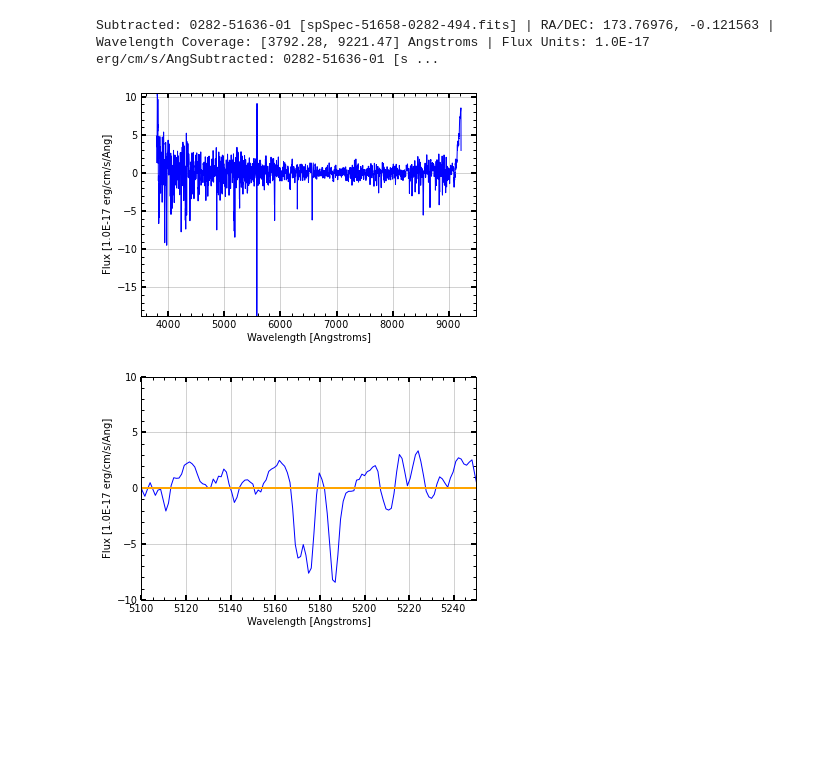
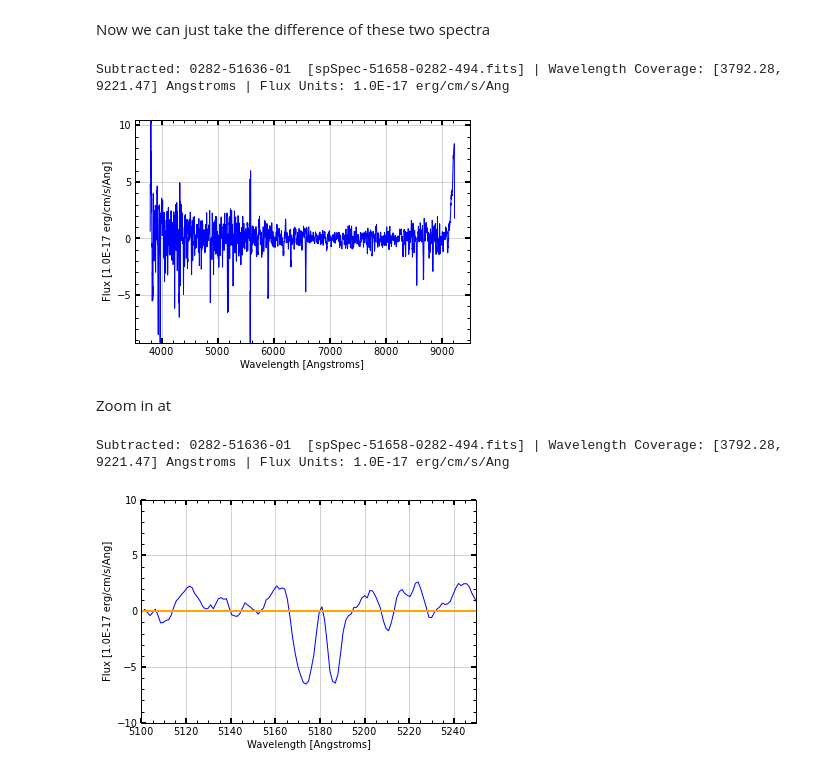
Before and after one commit to ajmendez/pyspectra, a Jupyter notebook: spectra.ipynb, the cells around one changed output. Cells and saved outputs as stored; diff of their text form; code cells hidden in the pictures; blank space fills up the shorter version.

```diff
--- a/spectra.ipynb
+++ b/spectra.ipynb
@@ -9,0 +14,2 @@ Loaded: 0282-51636-01 [spSpec-51658-0282-494.fits] | RA/DEC: 173.76976, -0.12156
+# %%
+spec_lines = spec.getSmooth(5) # With Lines
@@ -10,3 +19,3 @@ Loaded: 0282-51636-01 [spSpec-51658-0282-494.fits] | RA/DEC: 173.76976, -0.12156
 # %%
-help(spec.getSmooth)
+spec_continuum = spec.getSmooth(100) # Continuum
 # %% [output]
@@ -20,6 +24,14 @@ Smoothed: 0282-51636-01 [spSpec-51658-0282-494.fits] | RA/DEC: 173.76976, -0.121
+# %% [markdown]
+Now we can just take the difference of these two spectra
+# %%
+diff_spec = spec_lines - spec_continuum
+# %% [output]
+Subtracted: 0282-51636-01  [spSpec-51658-0282-494.fits] | Wavelength Coverage: [3792.28, 9221.47] Angstroms | Flux Units: 1.0E-17 erg/cm/s/Ang
+[figure, added]
+# %% [markdown]
+Zoom in at
 # %%
-diff_spec = smooth_spec3-smooth_spec100diff_spec.info()diff_spec.plot(xr=[5100,5250],                yr=[-10,10])pysurvey.plot.line(y=0)
+diff_spec.info()diff_spec.plot(xr=[5100,5250],                yr=[-10,10])pysurvey.plot.line(y=0)
 # %% [output]
-Subtracted: 0282-51636-01 [spSpec-51658-0282-494.fits] | RA/DEC: 173.76976, -0.121563 | Wavelength Coverage: [3792.28, 9221.47] Angstroms | Flux Units: 1.0E-17 erg/cm/s/AngSubtracted: 0282-51636-01 [s ...
+Subtracted: 0282-51636-01  [spSpec-51658-0282-494.fits] | Wavelength Coverage: [3792.28, 9221.47] Angstroms | Flux Units: 1.0E-17 erg/cm/s/Ang
-[figure, old version]
+[figure, new version]
-[figure, removed]
```
Also changed, not shown: parts of 10 cells of this notebook, 1 other file.
